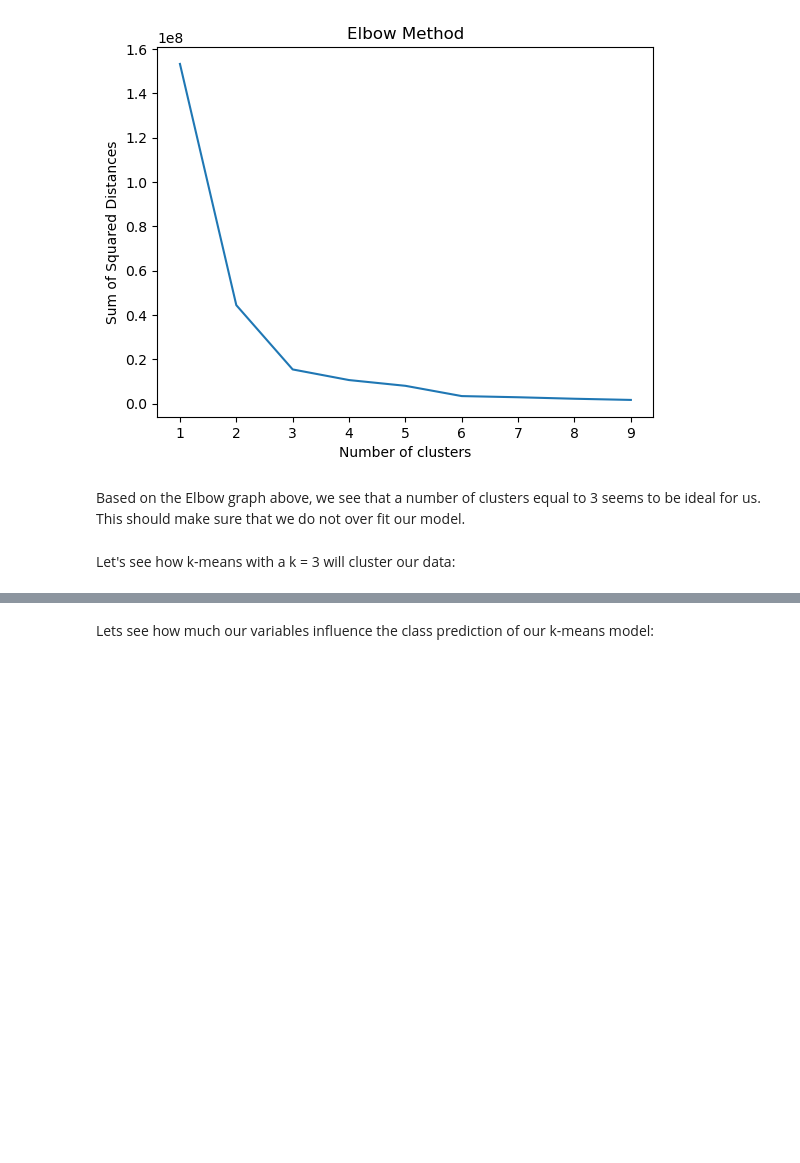
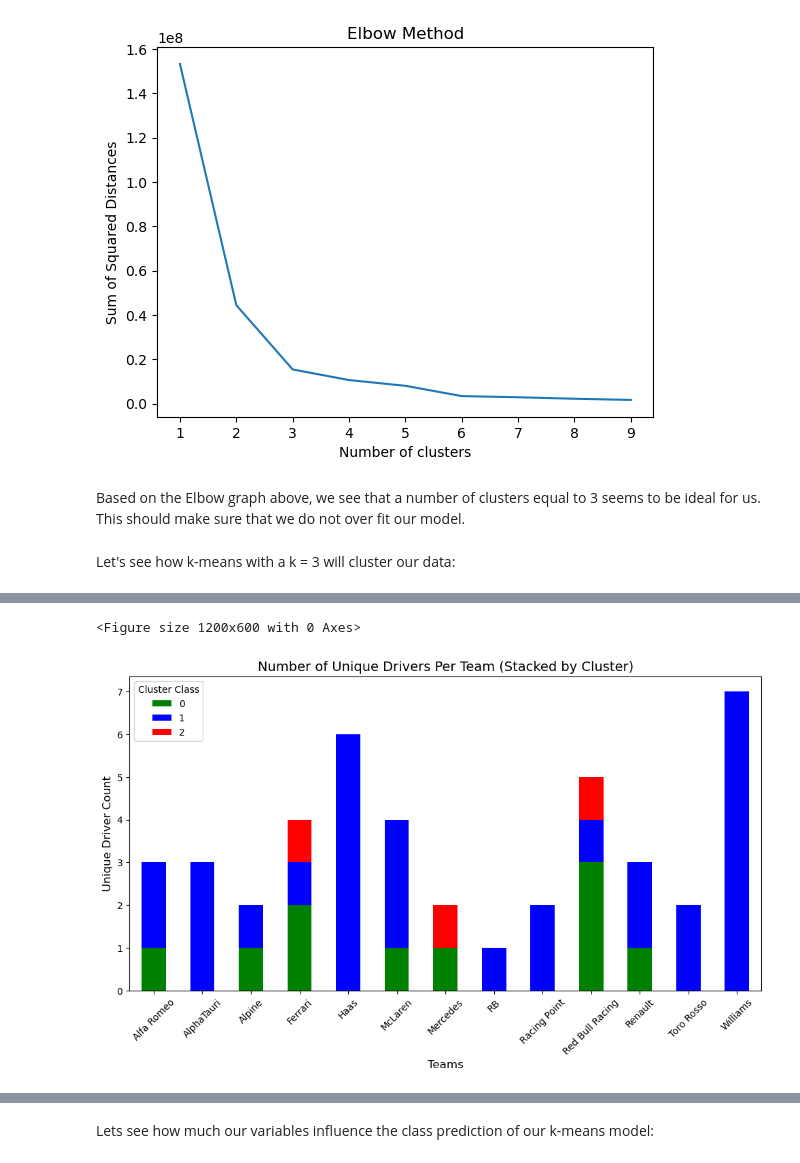
Before and after one commit to Dekamayaro/F1-Prediction-Project, a Jupyter notebook: project.ipynb, the cells around one changed output, grey strips where cells are left out. Drawn from its saved outputs; the diff is of its cells as text; code cells hidden in the pictures; blank space fills up the shorter version.

```diff
--- a/project.ipynb
+++ b/project.ipynb
@@ -210,0 +242,24 @@ all_drivers.head()
+# %%
+
+# Step 2: Count unique drivers per country and per cluster
+team_cluster_counts = unique_drivers.groupby(["Team", "Cluster"]).size().unstack(fill_value=0)
+
+# Step 3: Plot stacked bar chart
+plt.figure(figsize=(12, 6))
+colors = {0: "green", 1: "blue", 2: "red"}  # Custom color mapping
+team_cluster_counts.plot(kind="bar", stacked=True,
+                            color=[colors[c] for c in team_cluster_counts.columns],
+                            figsize=(12, 6))
+
+# Labels and title
+plt.title("Number of Unique Drivers Per Team (Stacked by Cluster)", fontsize=14)
+plt.xlabel("Teams", fontsize=12)
+plt.ylabel("Unique Driver Count", fontsize=12)
+plt.xticks(rotation=45)  # Rotate for readability
+plt.legend(title="Cluster Class")
+
+# Show the plot
+plt.show()
+# %% [output]
+<Figure size 1200x600 with 0 Axes>
+[figure, added]
```
Also changed, not shown: parts of 9 cells of this notebook.
